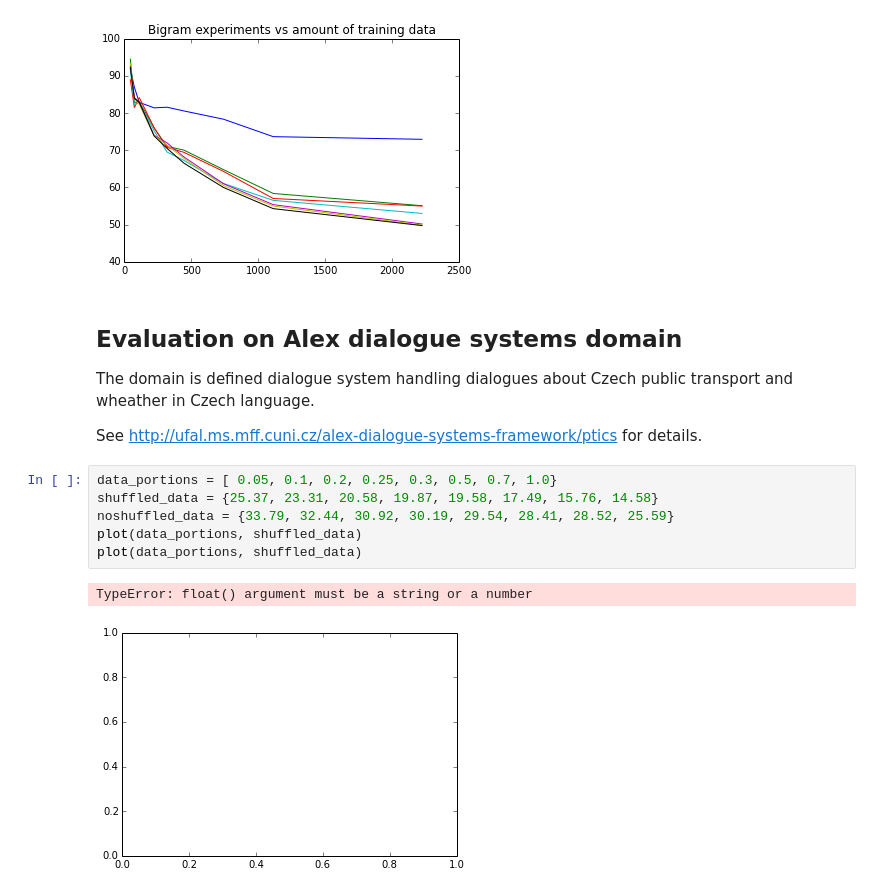
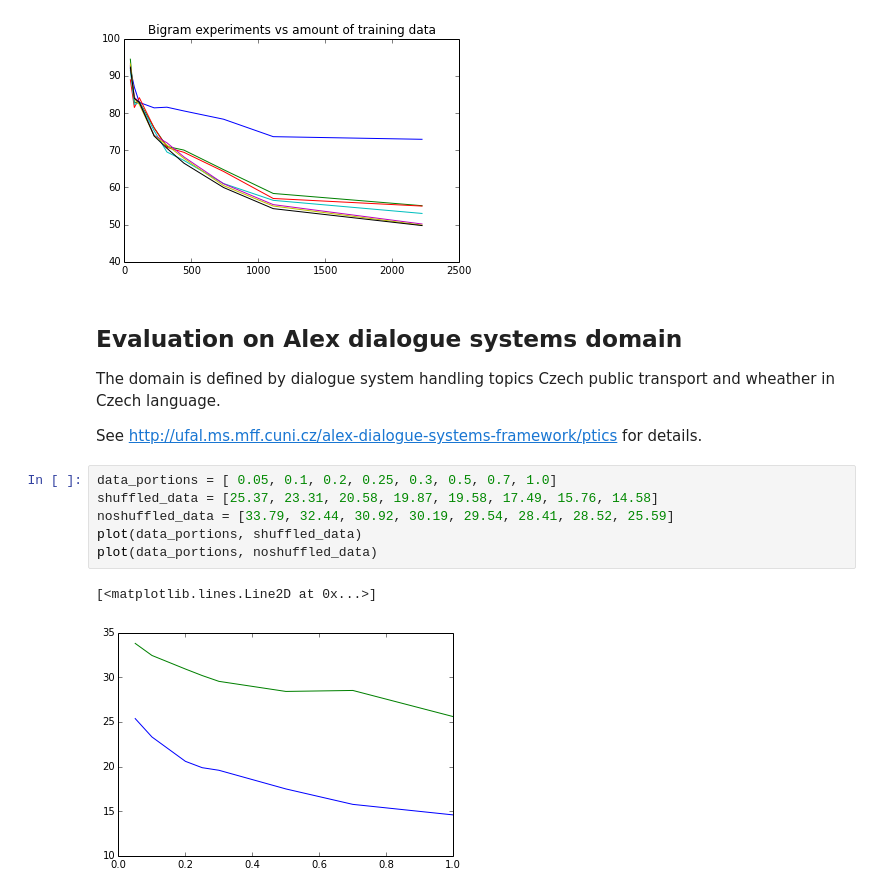
Before and after one commit to oplatek/pykaldi-partial-train-data, a Jupyter notebook: pykaldi-plot-partial.ipynb, the cells around one changed output. Cells and saved outputs as stored; diff of their text form.

```diff
--- a/pykaldi-plot-partial.ipynb
+++ b/pykaldi-plot-partial.ipynb
@@ -75,15 +75,15 @@ todo x descriptions ['mono', 'tri1', 'tri2a', 'tri2b', 'tri2b_mmi', 'tri2b_mmi_b
 Evaluation on Alex dialogue systems domain
 ------------------------------------------
 
-The domain is defined dialogue system handling dialogues about Czech public transport and wheather in Czech language.
+The domain is defined by dialogue system handling topics Czech public transport and wheather in Czech language.
 
 See http://ufal.ms.mff.cuni.cz/alex-dialogue-systems-framework/ptics for details.
 # %%
-data_portions = [ 0.05, 0.1, 0.2, 0.25, 0.3, 0.5, 0.7, 1.0}
-shuffled_data = {25.37, 23.31, 20.58, 19.87, 19.58, 17.49, 15.76, 14.58}
-noshuffled_data = {33.79, 32.44, 30.92, 30.19, 29.54, 28.41, 28.52, 25.59}
+data_portions = [ 0.05, 0.1, 0.2, 0.25, 0.3, 0.5, 0.7, 1.0]
+shuffled_data = [25.37, 23.31, 20.58, 19.87, 19.58, 17.49, 15.76, 14.58]
+noshuffled_data = [33.79, 32.44, 30.92, 30.19, 29.54, 28.41, 28.52, 25.59]
 plot(data_portions, shuffled_data)
-plot(data_portions, shuffled_data)
+plot(data_portions, noshuffled_data)
 # %% [output]
-TypeError: float() argument must be a string or a number
+[<matplotlib.lines.Line2D at 0x...>]
-[figure, old version]
+[figure, new version]
```
